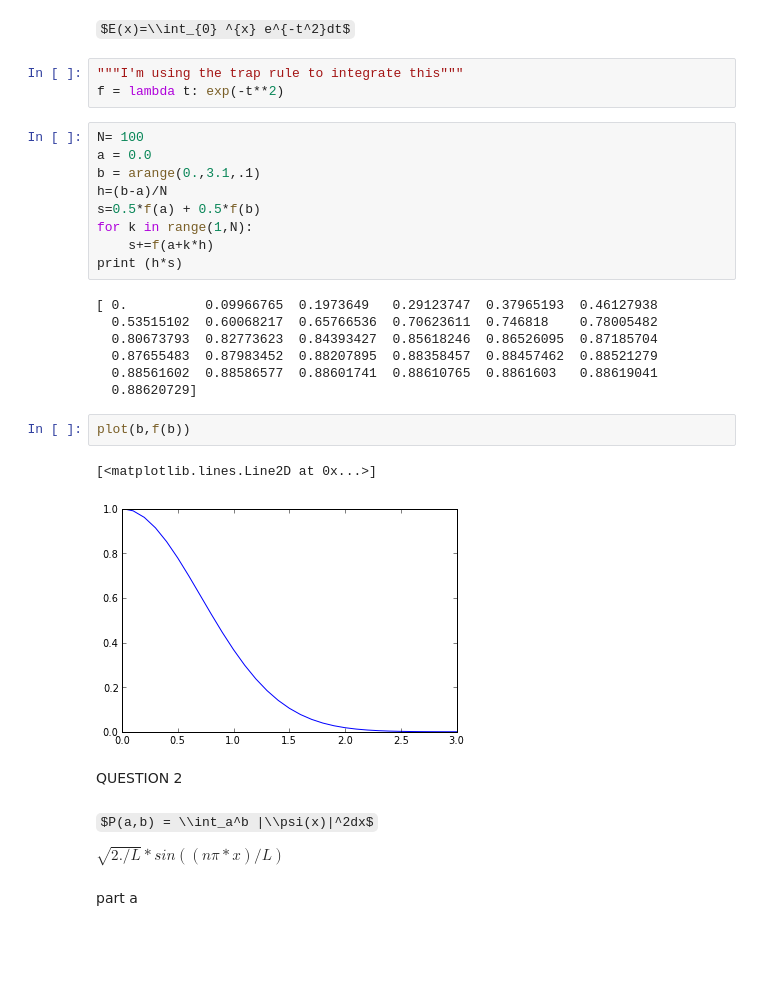
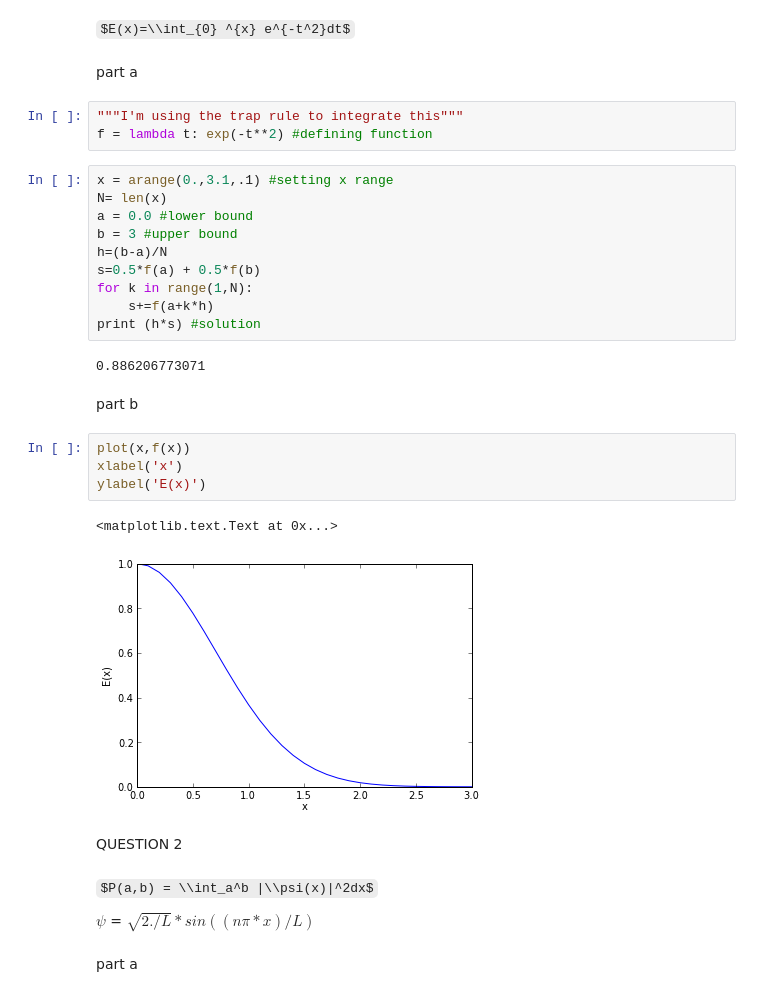
Before and after one commit to jruncoPHYS202/PHYS202-S13, a Jupyter notebook: week5/NumericalIntegration.ipynb, the cells around one changed output. Cells and saved outputs as stored; diff of their text form; some formulas as TeX source; blank space fills up the shorter version.

```diff
--- a/week5/NumericalIntegration.ipynb
+++ b/week5/NumericalIntegration.ipynb
@@ -4,35 +5,37 @@ import math
 QEUSTION 1
 # %% [markdown]
 $E(x)=\\int_{0} ^{x} e^{-t^2}dt$
+# %% [markdown]
+part a
 # %%
 """I'm using the trap rule to integrate this"""
-f = lambda t: exp(-t**2)
+f = lambda t: exp(-t**2) #defining function
 # %%
-N= 100
-a = 0.0
-b = arange(0.,3.1,.1)
+x = arange(0.,3.1,.1) #setting x range
+N= len(x)
+a = 0.0 #lower bound
+b = 3 #upper bound
 h=(b-a)/N
 s=0.5*f(a) + 0.5*f(b)
 for k in range(1,N):
     s+=f(a+k*h)
-print (h*s)
+print (h*s) #solution
 # %% [output]
-[ 0.          0.09966765  0.1973649   0.29123747  0.37965193  0.46127938
-  0.53515102  0.60068217  0.65766536  0.70623611  0.746818    0.78005482
-  0.80673793  0.82773623  0.84393427  0.85618246  0.86526095  0.87185704
-  0.87655483  0.87983452  0.88207895  0.88358457  0.88457462  0.88521279
-  0.88561602  0.88586577  0.88601741  0.88610765  0.8861603   0.88619041
-  0.88620729]
+0.886206773071
-# %%
-plot(b,f(b))
-# %% [output]
-[<matplotlib.lines.Line2D at 0x...>]
-[figure, removed]
+# %% [markdown]
+part b
+# %%
+plot(x,f(x))
+xlabel('x')
+ylabel('E(x)')
+# %% [output]
+<matplotlib.text.Text at 0x...>
+[figure, added]
 # %% [markdown]
 QUESTION 2
 # %% [markdown]
 $P(a,b) = \\int_a^b |\\psi(x)|^2dx$
 
-$\sqrt{2./L}*sin((n\pi*x)/L)$
+$\psi$ = $\sqrt{2./L}*sin((n\pi*x)/L)$
 # %% [markdown]
 part a
```
Also changed, not shown: parts of 28 cells of this notebook.
